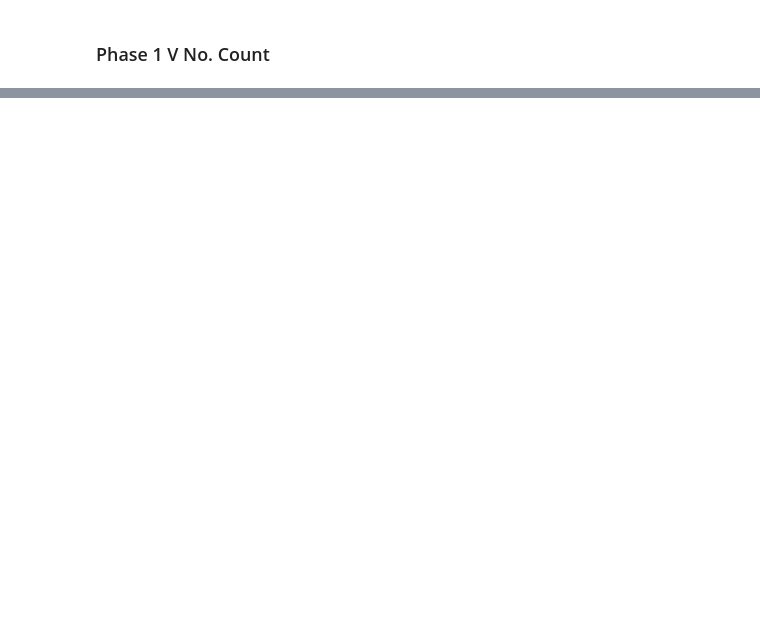
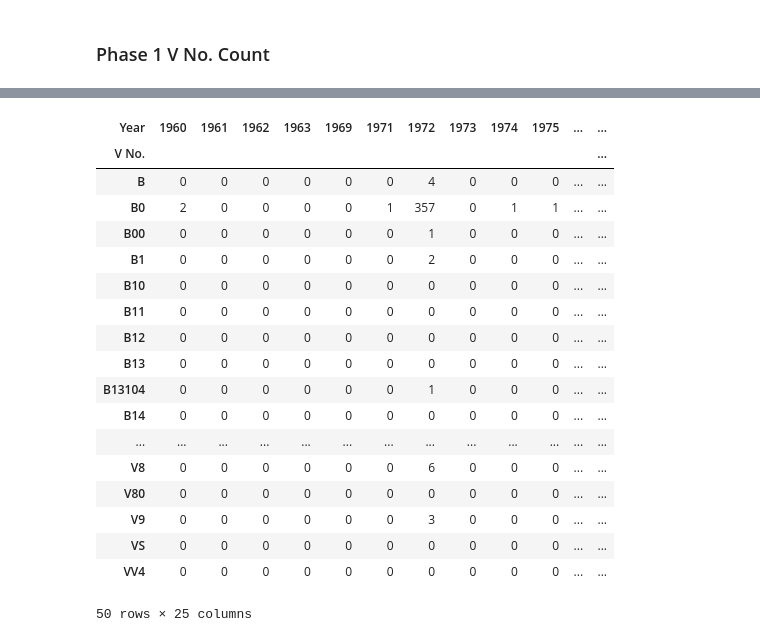
Before and after one commit to Harsh188/GSoC-RedHenLab-MTVSS-2022, a Jupyter notebook: mtvss/notebooks/EDA.ipynb, the cells around one changed output, grey strips where cells are left out. Cells and saved outputs as stored; diff of their text form; code cells hidden in the pictures; blank space fills up the shorter version.

```diff
--- a/mtvss/notebooks/EDA.ipynb
+++ b/mtvss/notebooks/EDA.ipynb
@@ -251 +252,41 @@ B23           1
 Name: V No., dtype: int64
+# %%
+def confusion_matrix(df: pd.DataFrame, col1: str, col2: str):
+    """
+    Given a dataframe with at least
+    two categorical columns, create a
+    confusion matrix of the count of the columns
+    cross-counts
+
+    use like:
+
+    >>> confusion_matrix(test_df, 'actual_label', 'predicted_label')
+    """
+    return (
+            df
+            .groupby([col1, col2])
+            .size()
+            .unstack(fill_value=0)
+            )
+# %%
+confusion_matrix(mp4_df,'V No.', 'Year')
+# %% [output]
+| Year | 1960 | 1961 | 1962 | 1963 | 1969 | 1971 | 1972 | 1973 | 1974 | 1975 | ... | ... |
+| V No. |  |  |  |  |  |  |  |  |  |  |  | ... |
+| B | 0 | 0 | 0 | 0 | 0 | 0 | 4 | 0 | 0 | 0 | ... | ... |
+| B0 | 2 | 0 | 0 | 0 | 0 | 1 | 357 | 0 | 1 | 1 | ... | ... |
+| B00 | 0 | 0 | 0 | 0 | 0 | 0 | 1 | 0 | 0 | 0 | ... | ... |
+| B1 | 0 | 0 | 0 | 0 | 0 | 0 | 2 | 0 | 0 | 0 | ... | ... |
+| B10 | 0 | 0 | 0 | 0 | 0 | 0 | 0 | 0 | 0 | 0 | ... | ... |
+| B11 | 0 | 0 | 0 | 0 | 0 | 0 | 0 | 0 | 0 | 0 | ... | ... |
+| B12 | 0 | 0 | 0 | 0 | 0 | 0 | 0 | 0 | 0 | 0 | ... | ... |
+| B13 | 0 | 0 | 0 | 0 | 0 | 0 | 0 | 0 | 0 | 0 | ... | ... |
+| B13104 | 0 | 0 | 0 | 0 | 0 | 0 | 1 | 0 | 0 | 0 | ... | ... |
+| B14 | 0 | 0 | 0 | 0 | 0 | 0 | 0 | 0 | 0 | 0 | ... | ... |
+| ... | ... | ... | ... | ... | ... | ... | ... | ... | ... | ... | ... | ... |
+| V8 | 0 | 0 | 0 | 0 | 0 | 0 | 6 | 0 | 0 | 0 | ... | ... |
+| V80 | 0 | 0 | 0 | 0 | 0 | 0 | 0 | 0 | 0 | 0 | ... | ... |
+| V9 | 0 | 0 | 0 | 0 | 0 | 0 | 3 | 0 | 0 | 0 | ... | ... |
+| VS | 0 | 0 | 0 | 0 | 0 | 0 | 0 | 0 | 0 | 0 | ... | ... |
+| VV4 | 0 | 0 | 0 | 0 | 0 | 0 | 0 | 0 | 0 | 0 | ... | ... |
+50 rows × 25 columns
```
Also changed, not shown: parts of 15 cells of this notebook, 1 other file.
